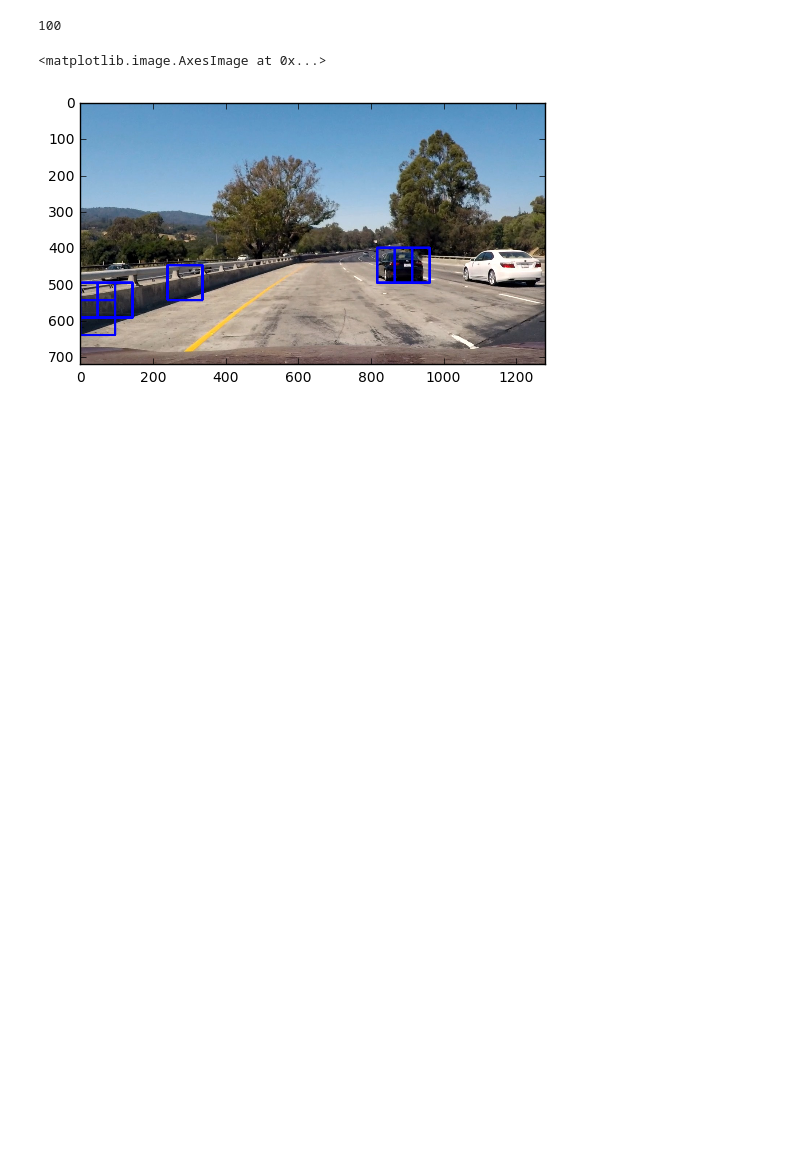
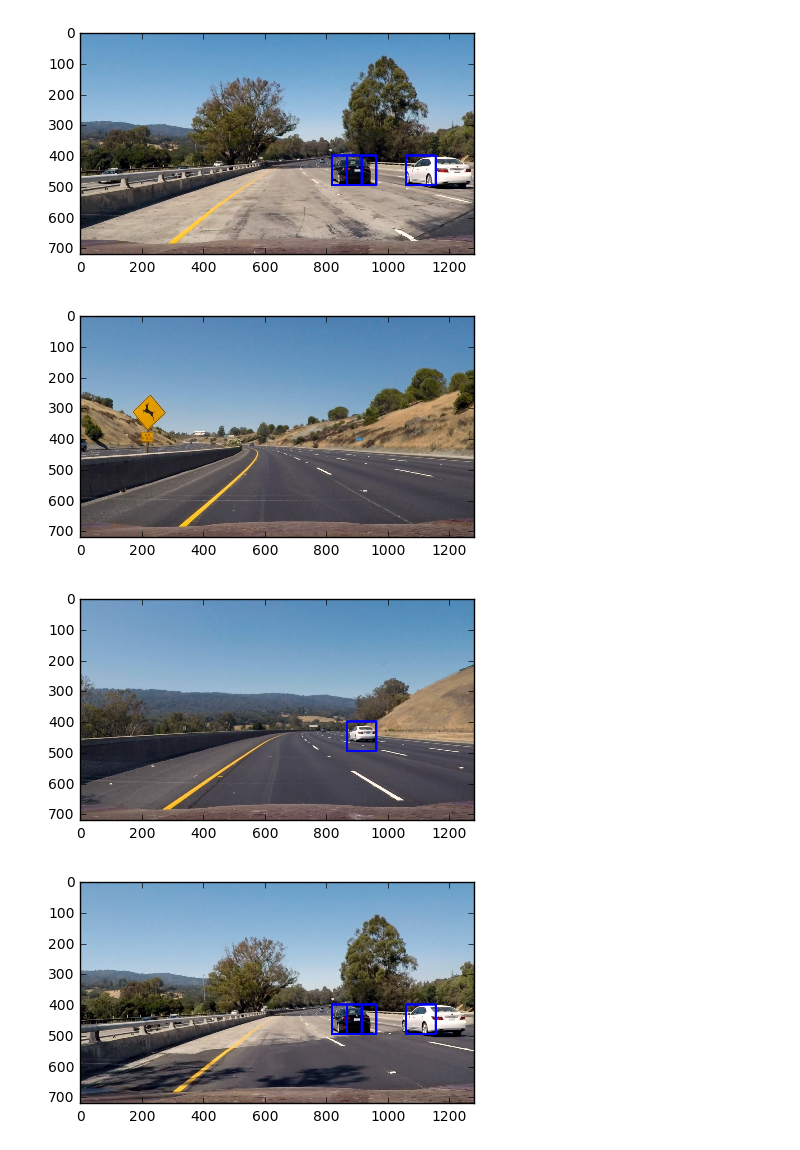
Before and after one commit to hkawanishi/vehicle_detection_and_Tracking, a Jupyter notebook: P5-hkawanishi.ipynb, the cells around one changed output. Drawn from its saved outputs; the diff is of its cells as text; code cells hidden in the pictures; blank space fills up the shorter version.

Commit message:
added more training data, change hog_channels to ALL

```diff
--- a/P5-hkawanishi.ipynb
+++ b/P5-hkawanishi.ipynb
@@ -298,7 +295,7 @@ car_image = mpimg.imread(cars[car_ind])
 noncar_image = mpimg.imread(noncars[noncar_ind])
 
 # define feature parameters
-color_space = 'RGB' # can be RGB, HSV, etc.
+color_space = 'YCrCb' # can be RGB, HSV, etc.
 orient = 9
 pix_per_cell = 8
 cell_per_block = 2
@@ -346,19 +343,18 @@ plt.imsave('output_images/noncar_hog_image_example.jpg', noncar_hog_image)
 # %%
 # test classify and train
 # Reduce the sample size because HOG features are slow to compute
-# shuffle here
-sample_size = 1000
-cars = cars[0:sample_size]
-notcars = notcars[0:sample_size]
+#sample_size = 3000
+#cars = cars[0:sample_size]
+#notcars = notcars[0:sample_size]
 
 colorspace = 'YCrCb' # Can be RGB, HSV, LUV, HLS, YUV, YCrCb
 #colorspace = 'RGB'
-orient = 6
+orient = 9
 pix_per_cell = 8
 cell_per_block = 2
-hog_channel = 0 # Can be 0, 1, 2, or "ALL"
+hog_channel = 'ALL' # Can be 0, 1, 2, or "ALL"
 # change spatial_size to 32, 32
-spatial_size = (32, 32)
+spatial_size = (16, 16)
 hist_bins = 16
 spatial_feat = True
 hist_feat = True
@@ -428,30 +424,40 @@ For these 10 labels:  [ 0.  1.  0.  0.  1.  1.  0.  1.  0.  1.]
 # %%
 %matplotlib inline
 
 # sliding window test using one test jpt file
 y_start_stop = [400, 650]
 xy_overlap = (0.5, 0.5)
 xy_window=(96, 96)
 
-image = mpimg.imread('test_images/test1.jpg')
-draw_image = np.copy(image)
-image = image.astype(np.float32)/255
+searchpath = 'test_images/*'
+example_images = glob.glob(searchpath)
+
+i = 1
+for src_img in example_images:
+    image = mpimg.imread(src_img)
+
+#image = mpimg.imread('test_images/test1.jpg')
+    draw_image = np.copy(image)
+    image = image.astype(np.float32)/255
 
 
-windows = slide_window(image, x_start_stop=[None, None], y_start_stop=y_start_stop,
-                    xy_window=xy_window, xy_overlap=xy_overlap)
-print(len(windows))
+    windows = slide_window(image, x_start_stop=[None, None], y_start_stop=y_start_stop,
+                        xy_window=xy_window, xy_overlap=xy_overlap)
 
-hot_windows = search_windows(image, windows, svc, X_scaler, color_space=color_space,
-                        spatial_size=spatial_size, hist_bins=hist_bins,
-                        orient=orient, pix_per_cell=pix_per_cell,
-                        cell_per_block=cell_per_block,
-                        hog_channel=hog_channel, spatial_feat=spatial_feat,
-                        hist_feat=hist_feat, hog_feat=hog_feat)
+    hot_windows = search_windows(image, windows, svc, X_scaler, color_space=color_space,
+                            spatial_size=spatial_size, hist_bins=hist_bins,
+                            orient=orient, pix_per_cell=pix_per_cell,
+                            cell_per_block=cell_per_block,
+                            hog_channel=hog_channel, spatial_feat=spatial_feat,
+                            hist_feat=hist_feat, hog_feat=hog_feat)
 
-window_img = draw_boxes(draw_image, hot_windows, color=(0, 0, 255), thick=6)
-plt.imshow(window_img)
+    window_img = draw_boxes(draw_image, hot_windows, color=(0, 0, 255), thick=6)
+    fig = plt.figure(figsize = (15,20))
+    plt.subplot(6, 1, i)
+    plt.imshow(window_img)
+    i = i + 1
 # %% [output]
-100
-<matplotlib.image.AxesImage at 0x...>
-[figure, old version]
+[figure, new version]
+[figure, added]
+[figure, added]
+[figure, added]
```
Also changed, not shown: parts of 8 cells of this notebook.
